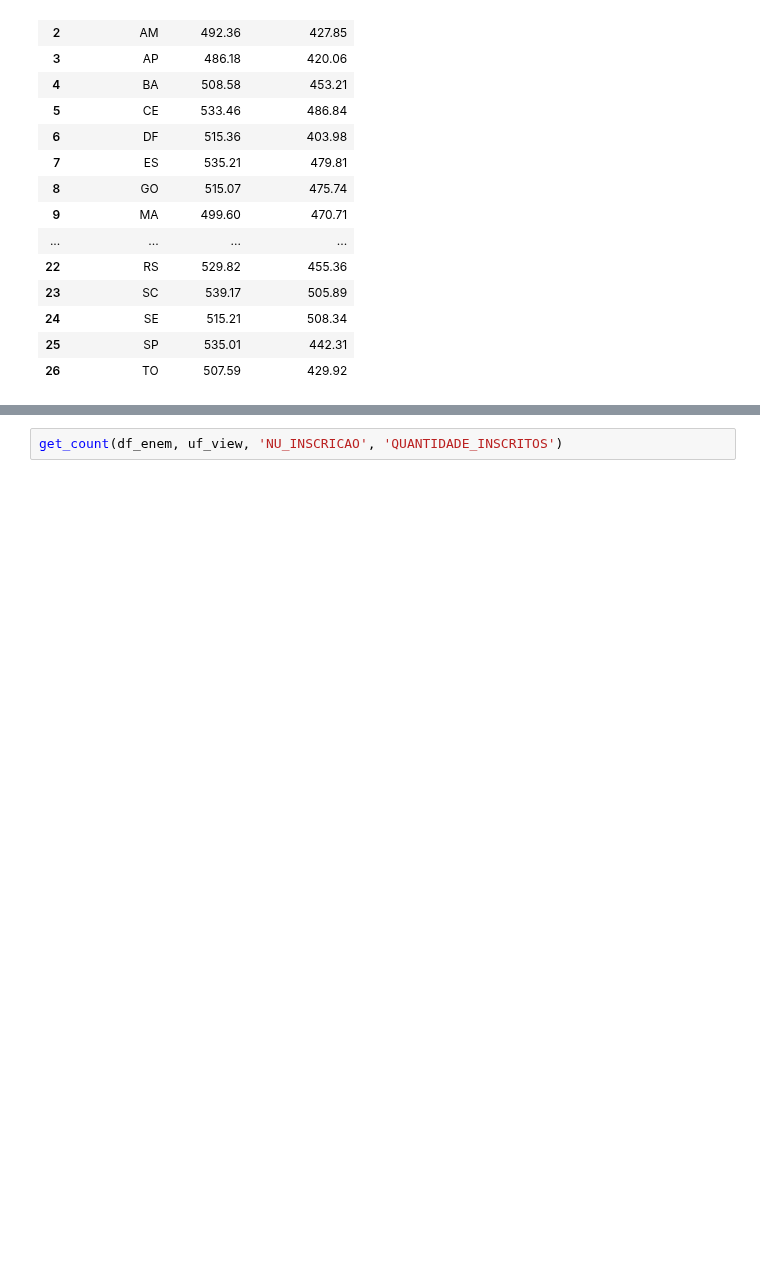
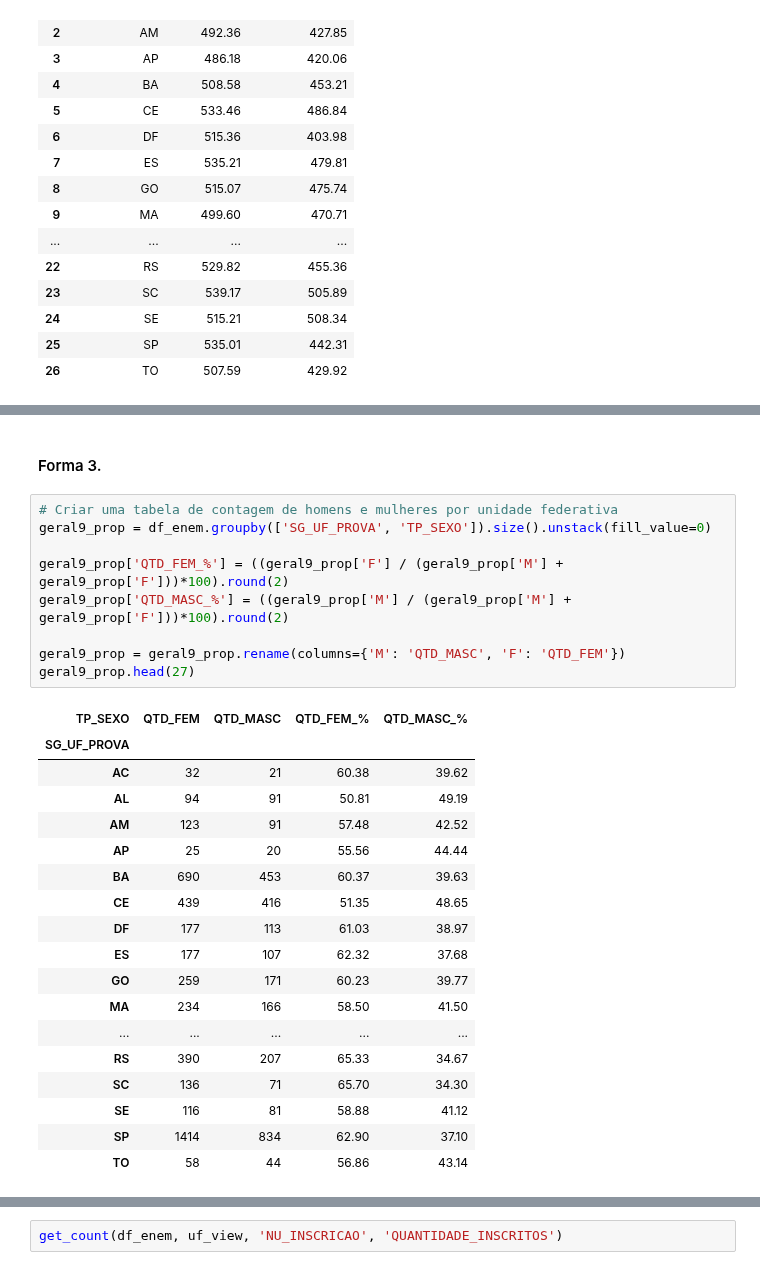
Before and after one commit to Bruno-Santana-Eco/Analise-de-Dados-ENEM, a Jupyter notebook: DataPrep1.ipynb, the cells around one changed output, grey strips where cells are left out. Cells and saved outputs as stored; diff of their text form; blank space fills up the shorter version.

```diff
--- a/DataPrep1.ipynb
+++ b/DataPrep1.ipynb
@@ -1100,0 +1248,30 @@ geral9_media.head(27)
+# %% [markdown]
+#### Forma 3.
+# %%
+# Criar uma tabela de contagem de homens e mulheres por unidade federativa
+geral9_prop = df_enem.groupby(['SG_UF_PROVA', 'TP_SEXO']).size().unstack(fill_value=0)
+
+geral9_prop['QTD_FEM_%'] = ((geral9_prop['F'] / (geral9_prop['M'] + geral9_prop['F']))*100).round(2)
+geral9_prop['QTD_MASC_%'] = ((geral9_prop['M'] / (geral9_prop['M'] + geral9_prop['F']))*100).round(2)
+
+geral9_prop = geral9_prop.rename(columns={'M': 'QTD_MASC', 'F': 'QTD_FEM'})
+geral9_prop.head(27)
+# %% [output]
+| TP_SEXO | QTD_FEM | QTD_MASC | QTD_FEM_% | QTD_MASC_% |
+| SG_UF_PROVA |  |  |  |  |
+| AC | 32 | 21 | 60.38 | 39.62 |
+| AL | 94 | 91 | 50.81 | 49.19 |
+| AM | 123 | 91 | 57.48 | 42.52 |
+| AP | 25 | 20 | 55.56 | 44.44 |
+| BA | 690 | 453 | 60.37 | 39.63 |
+| CE | 439 | 416 | 51.35 | 48.65 |
+| DF | 177 | 113 | 61.03 | 38.97 |
+| ES | 177 | 107 | 62.32 | 37.68 |
+| GO | 259 | 171 | 60.23 | 39.77 |
+| MA | 234 | 166 | 58.50 | 41.50 |
+| ... | ... | ... | ... | ... |
+| RS | 390 | 207 | 65.33 | 34.67 |
+| SC | 136 | 71 | 65.70 | 34.30 |
+| SE | 116 | 81 | 58.88 | 41.12 |
+| SP | 1414 | 834 | 62.90 | 37.10 |
+| TO | 58 | 44 | 56.86 | 43.14 |
```
Also changed, not shown: parts of 52 cells of this notebook, 2 other files.
